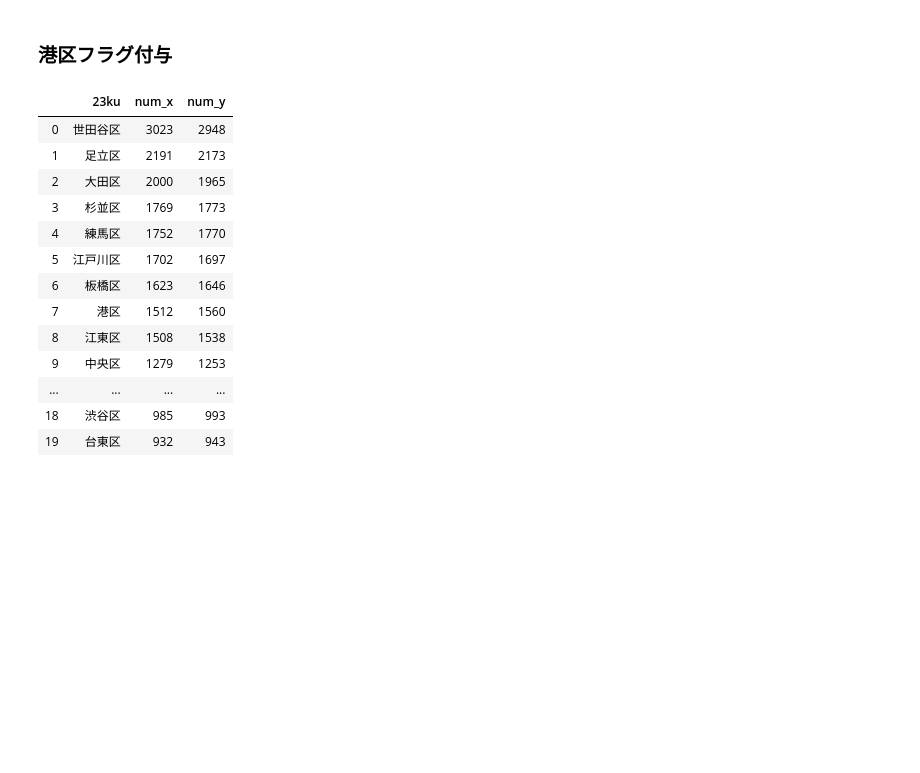
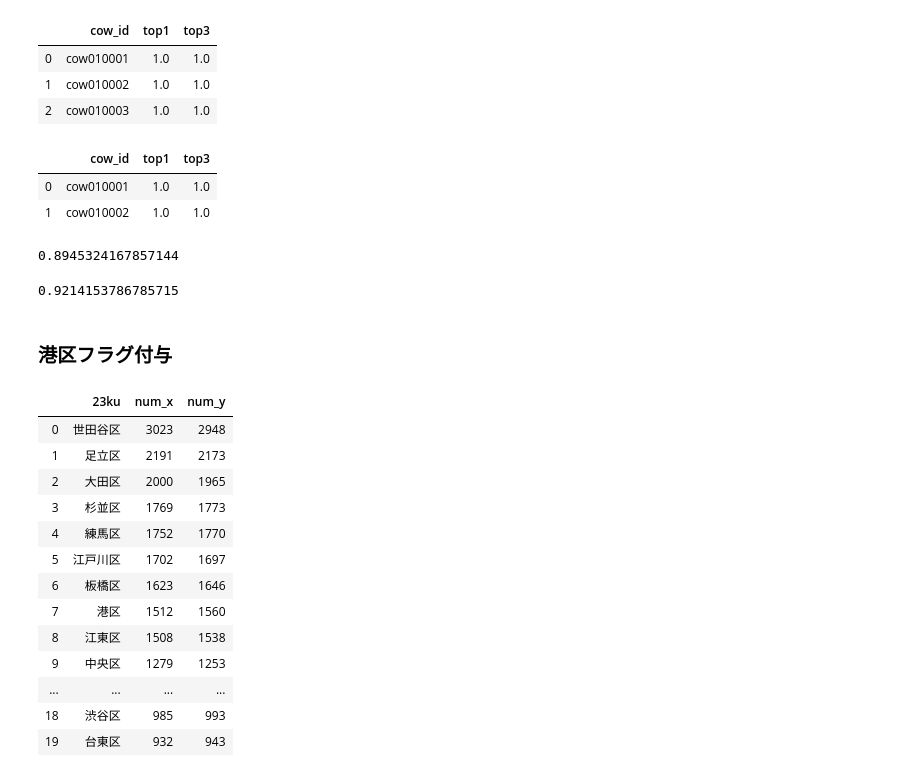
Before and after one commit to yaneura-no-gomi/mynavi_2019, a Jupyter notebook: notebook/Untitled.ipynb, the cells around one changed output. Saved outputs shown, nothing was run; the diff lists cells and outputs as text; code cells hidden in the pictures; blank space fills up the shorter version.

```diff
--- a/notebook/Untitled.ipynb
+++ b/notebook/Untitled.ipynb
@@ -2,6 +2,32 @@
 import pandas as pd
 import numpy as np
 import re
+# %%
+df = pd.read_csv('/Users/toshiya/Workspace/lab/doc/keypoint_matching/result_flann_ts.csv')
+# %%
+df = df.drop('Unnamed: 0',axis=1)
+# %%
+df = df.sort_values(by='cow_id')
+df.loc[:2,:]
+# %% [output]
+|  | cow_id | top1 | top3 |
+| 0 | cow010001 | 1.0 | 1.0 |
+| 1 | cow010002 | 1.0 | 1.0 |
+| 2 | cow010003 | 1.0 | 1.0 |
+# %%
+df.iloc[:2,:]
+# %% [output]
+|  | cow_id | top1 | top3 |
+| 0 | cow010001 | 1.0 | 1.0 |
+| 1 | cow010002 | 1.0 | 1.0 |
+# %%
+np.mean(df['top1'])
+# %% [output]
+0.8945324167857144
+# %%
+np.mean(df['top3'])
+# %% [output]
+0.9214153786785715
 # %%
 df_train = pd.read_csv('../processed_data/train_v12.csv')
 df_test = pd.read_csv('../processed_data/test_v12.csv')
```
Also changed, not shown: 33 other files.
